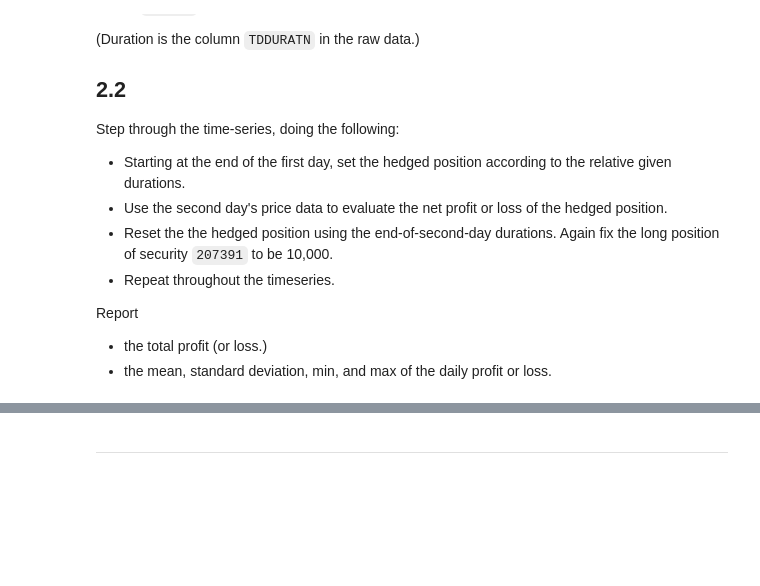
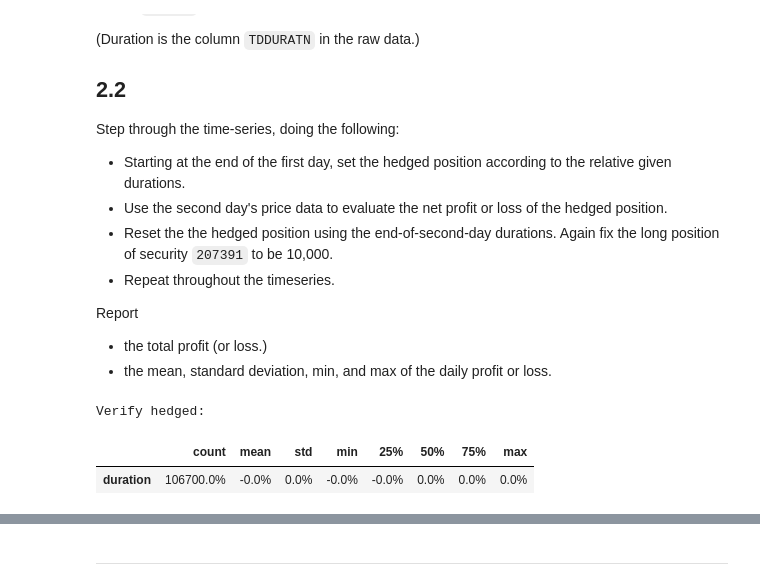
Before and after one commit to nicklewis-16/finm-fixedincome-2024, a Jupyter notebook: homeworks/Homework 2.ipynb, the cells around one changed output, grey strips where cells are left out. Cells and saved outputs as stored; diff of their text form; code cells hidden in the pictures; blank space fills up the shorter version.

```diff
--- a/homeworks/Homework 2.ipynb
+++ b/homeworks/Homework 2.ipynb
@@ -971,0 +1022,17 @@ Report
+# %%
+position = pd.DataFrame(index=duration.index, dtype=float)
+
+position['long'] = SIZE / px[IDLONG]
+position['hedge ratio'] = (duration[IDLONG] / duration[IDSHORT]) * (px[IDLONG] / px[IDSHORT])
+position['short'] = - position['hedge ratio'] * position['long']
+position[['long ($)','short ($)']] = position[['long','short']] * px[[IDLONG,IDSHORT]].values
+position['net ($)'] = position[['long ($)','short ($)']].sum(axis=1)
+wts = position[['long ($)','short ($)']].div(position[['long ($)','short ($)']].sum(axis=1),axis=0)
+position['duration'] = (wts * duration[[IDLONG,IDSHORT]].values).sum(axis=1)
+
+print('Verify hedged:')
+display(position['duration'].describe().to_frame().T.style.format('{:.1%}'))
+# %% [output]
+Verify hedged:
+|  | count | mean | std | min | 25% | 50% | 75% | max |
+| duration | 106700.0% | -0.0% | 0.0% | -0.0% | -0.0% | 0.0% | 0.0% | 0.0% |
```
Also changed, not shown: parts of 5 cells of this notebook.
